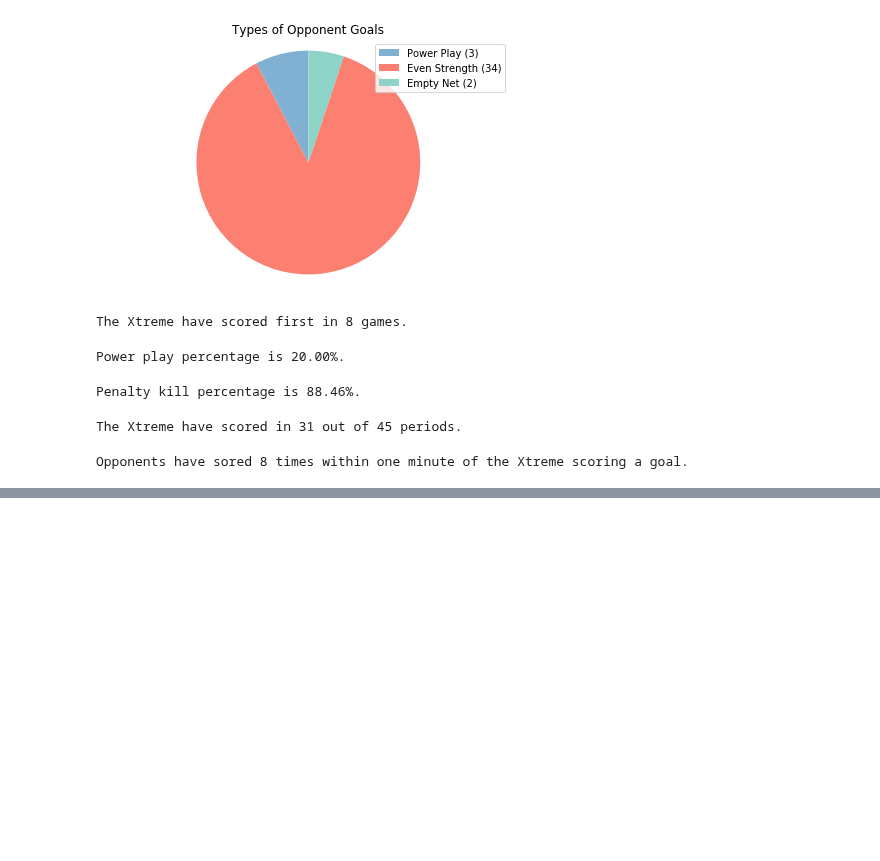
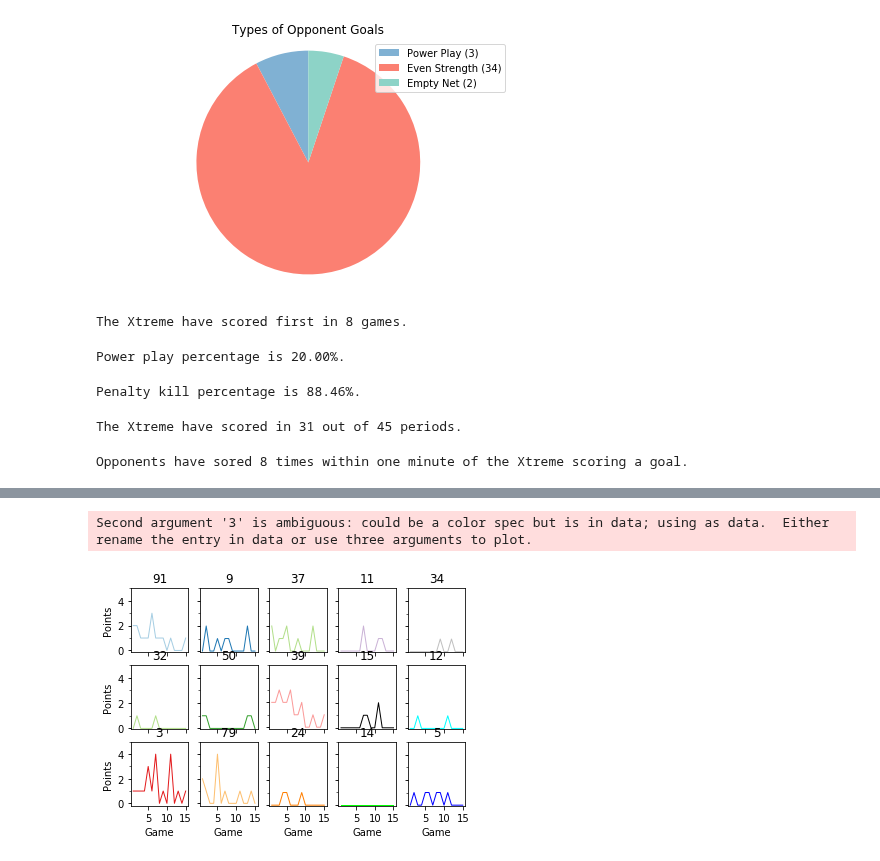
Before and after one commit to werntzp/hockey-stats, a Jupyter notebook: stats_charts.ipynb, the cells around one changed output, grey strips where cells are left out. Drawn from its saved outputs; the diff is of its cells as text; code cells hidden in the pictures; blank space fills up the shorter version.

```diff
--- a/stats_charts.ipynb
+++ b/stats_charts.ipynb
@@ -466,0 +459,78 @@ Second argument 'y3' is ambiguous: could be a color spec but is in data; using a
+# %%
+# Show points per game (multiple plots)
+
+# only use whole numbers
+ytick = [0,1,2,3,4,5]
+xtick = range(1,num_games+1)
+
+# setup multiple plots
+fig, axs = plt.subplots(3, 5)
+
+axs[0, 0].plot( 'game', '91', data=df_points, marker='', color='#a6cee3', linewidth=1)
+axs[0, 0].set_title('91')
+axs[0, 0].set_yticks(ytick,ytick)
+
+axs[0, 1].plot( 'game', '9', data=df_points, marker='', color='#1f78b4', linewidth=1)
+axs[0, 1].set_title('9')
+axs[0, 1].set_yticks(ytick,ytick)
+
+axs[0, 2].plot( 'game', '37', data=df_points, marker='', color='#b2df8a', linewidth=1)
+axs[0, 2].set_title('37')
+axs[0, 2].set_yticks(ytick,ytick)
+
+axs[0, 3].plot( 'game', '11', data=df_points, marker='', color='#cab2d6', linewidth=1)
+axs[0, 3].set_title('11')
+axs[0, 3].set_yticks(ytick,ytick)
+
+axs[0, 4].plot( 'game', '34', data=df_points, marker='', color='#c0c0c0', linewidth=1)
+axs[0, 4].set_title('34')
+axs[0, 4].set_yticks(ytick,ytick)
+
+axs[1, 0].plot( 'game', '32', data=df_points, marker='', color='#b2df8a', linewidth=1)
+axs[1, 0].set_title('32')
+axs[1, 0].set_yticks(ytick,ytick)
+
+axs[1, 1].plot( 'game', '50', data=df_points, marker='', color='#33a02c', linewidth=1)
+axs[1, 1].set_title('50')
+axs[1, 1].set_yticks(ytick,ytick)
+
+axs[1, 2].plot( 'game', '39', data=df_points, marker='', color='#fb9a99', linewidth=1)
+axs[1, 2].set_title('39')
+axs[1, 2].set_yticks(ytick,ytick)
+
+axs[1, 3].plot( 'game', '15', data=df_points, marker='', color='#000000', linewidth=1)
+axs[1, 3].set_title('15')
+axs[1, 3].set_yticks(ytick,ytick)
+
+axs[1, 4].plot( 'game', '12', data=df_points, marker='', color='#00ffff', linewidth=1)
+axs[1, 4].set_title('12')
+axs[1, 4].set_yticks(ytick,ytick)
+
+axs[2, 0].plot( 'game', '3', data=df_points, marker='', color='#e31a1c', linewidth=1)
+axs[2, 0].set_title('3')
+axs[2, 0].set_yticks(ytick,ytick)
+
+axs[2, 1].plot( 'game', '79', data=df_points, marker='', color='#fdbf6f', linewidth=1)
+axs[2, 1].set_title('79')
+axs[2, 1].set_yticks(ytick,ytick)
+
+axs[2, 2].plot( 'game', '24', data=df_points, marker='', color='#ff7f00', linewidth=1)
+axs[2, 2].set_title('24')
+axs[2, 2].set_yticks(ytick,ytick)
+
+axs[2, 3].plot( 'game', '14', data=df_points, marker='', color='#00ff00', linewidth=1)
+axs[2, 3].set_title('14')
+axs[2, 3].set_yticks(ytick,ytick)
+
+axs[2, 4].plot( 'game', '5', data=df_points, marker='', color='#0000ff', linewidth=1)
+axs[2, 4].set_title('5')
+axs[2, 4].set_yticks(ytick,ytick)
+
+for ax in axs.flat:
+    ax.set(xlabel='Game', ylabel='Points')
+
+for ax in axs.flat:
+    ax.label_outer()
+# %% [output]
+Second argument '3' is ambiguous: could be a color spec but is in data; using as data.  Either rename the entry in data or use three arguments to plot.
+[figure, added]
```
Also changed, not shown: parts of 5 cells of this notebook.
